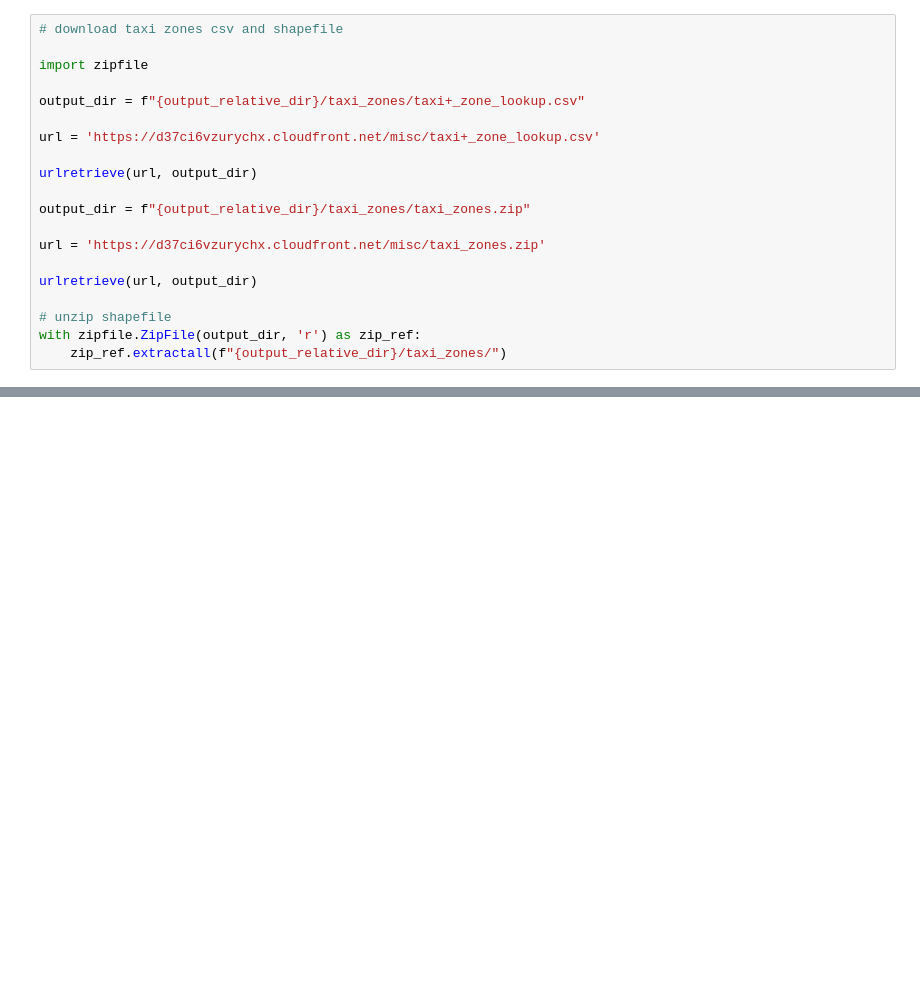
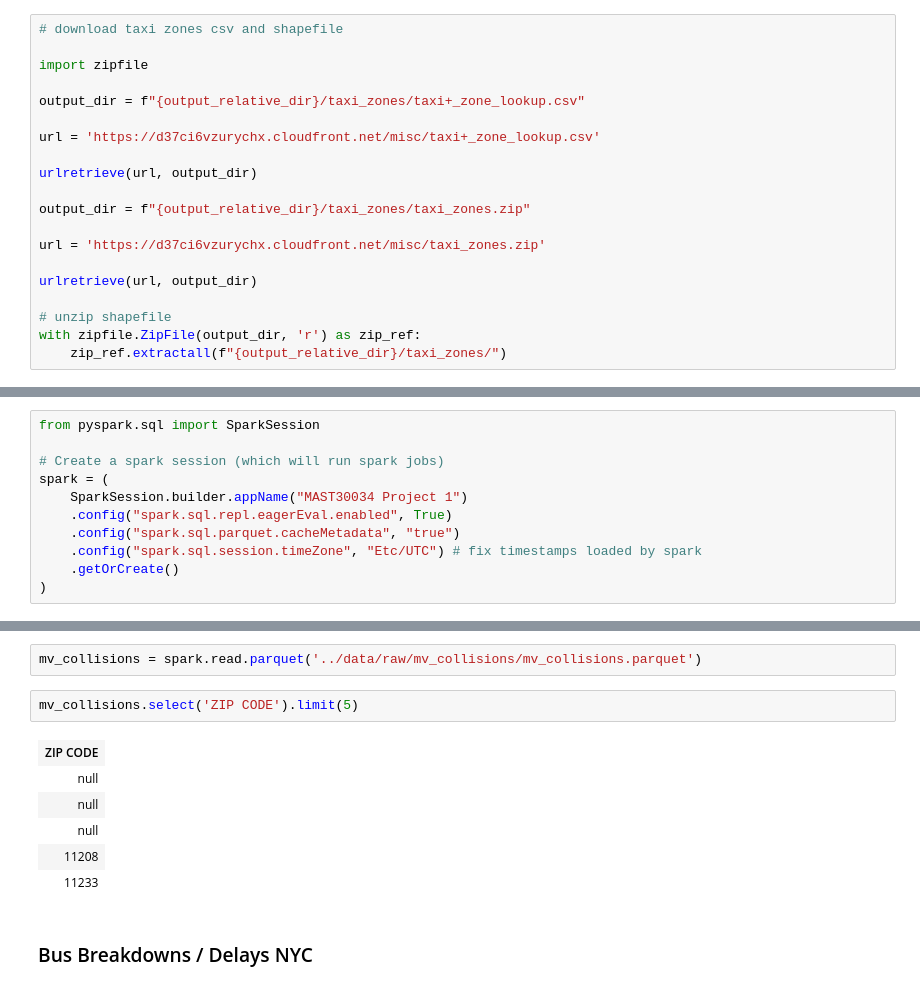
Before and after one commit to jameslafontaine/unimelb-mast30034-solo-project, a Jupyter notebook: notebooks/download.ipynb, the cells around one changed output, grey strips where cells are left out. Drawn from its saved outputs; the diff is of its cells as text; blank space fills up the shorter version.

Commit message:
Finished cleaning raw tlc data

```diff
--- a/notebooks/download.ipynb
+++ b/notebooks/download.ipynb
@@ -97,0 +126,11 @@ with zipfile.ZipFile(output_dir, 'r') as zip_ref:
+# %%
+from pyspark.sql import SparkSession
+
+# Create a spark session (which will run spark jobs)
+spark = (
+    SparkSession.builder.appName("MAST30034 Project 1")
+    .config("spark.sql.repl.eagerEval.enabled", True)
+    .config("spark.sql.parquet.cacheMetadata", "true")
+    .config("spark.sql.session.timeZone", "Etc/UTC") # fix timestamps loaded by spark
+    .getOrCreate()
+)
@@ -97,0 +144,13 @@ with zipfile.ZipFile(output_dir, 'r') as zip_ref:
+# %%
+mv_collisions = spark.read.parquet('../data/raw/mv_collisions/mv_collisions.parquet')
+# %%
+mv_collisions.select('ZIP CODE').limit(5)
+# %% [output]
+| ZIP CODE |
+| null |
+| null |
+| null |
+| 11208 |
+| 11233 |
+# %% [markdown]
+### Bus Breakdowns / Delays NYC
```
Also changed, not shown: parts of 14 cells of this notebook, 5 other files.
